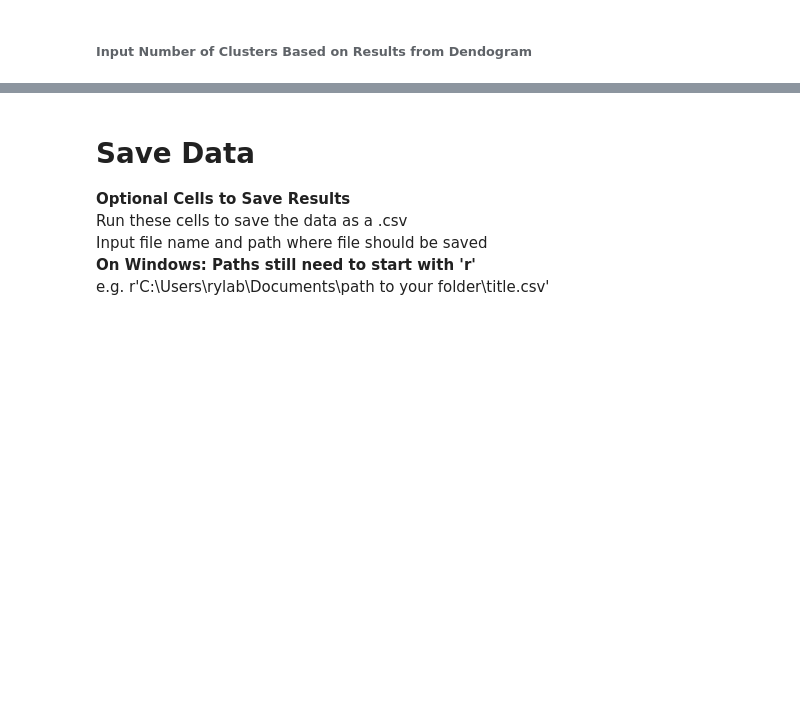
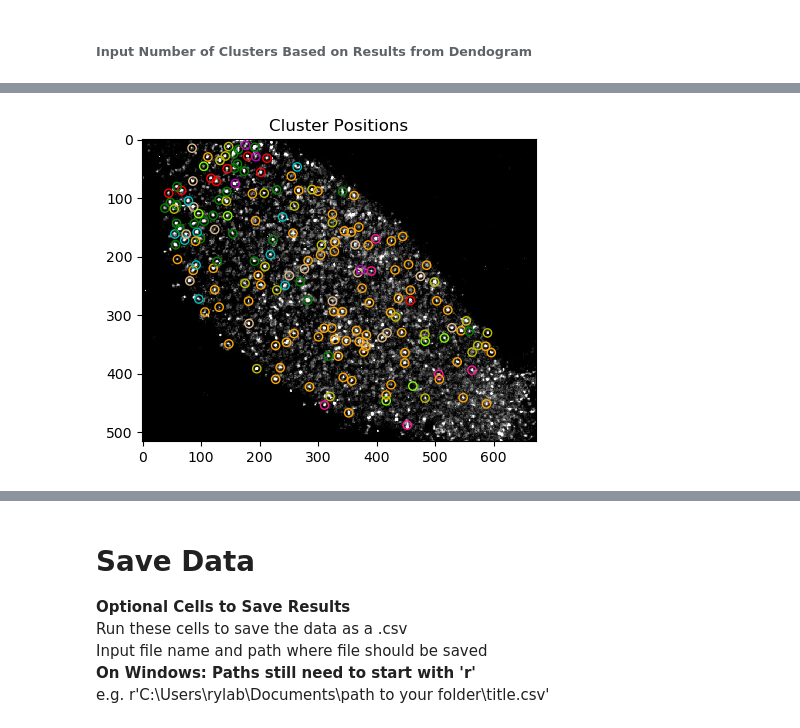
Before and after one commit to N0AHt/Hydra_CalciumImaging_Analysis, a Jupyter notebook: Single_Cell_Hydra_AnalysisV4.ipynb, the cells around one changed output, grey strips where cells are left out. Drawn from its saved outputs; the diff is of its cells as text; code cells hidden in the pictures; blank space fills up the shorter version.

```diff
--- a/Single_Cell_Hydra_AnalysisV4.ipynb
+++ b/Single_Cell_Hydra_AnalysisV4.ipynb
@@ -1293,29 +1324,31 @@ plt.show()
 # %%
 #Super impose locations of neurons in specified Cluster onto video frame
 
 os.chdir('C:\\Users\\rylab\\Desktop\\AliA\\Best 10X\\')
 cwd = os.getcwd()
 #os.mkdir('test')
 os.chdir('test')
 
 color_codes = ['']*len(raster_array_dR)
 for i in range(len(color_codes)):
     for color,track in cluster_info.items():
         temp = str(i)
         if temp in track:
             color_codes[i] = str(color)
 
 cluster_to_view = [1,2,3,4,5,6,7,8,9]
 frame_for_cluster = 0
-number_of_frames = 3
+number_of_frames = len(vid)
 video_for_cluster = red_vid
 title_for_cluster = 'Cluster Positions'
 
 Super_impose_cluster(video = video_for_cluster, frame_to_view = frame_for_cluster, \
                      posit_corrected = posit_corrected, clusters = clusters, cluster_to_view = cluster_to_view, \
                      Title = title_for_cluster, sequence = number_of_frames, color_codes = color_codes)
 
 os.chdir(cwd)
+# %% [output]
+[figure, added]
 # %%
 df = pd.DataFrame(np.transpose(CaSignal_norm))
 plt.matshow(df.corr())
```
Also changed, not shown: parts of 10 cells of this notebook.
